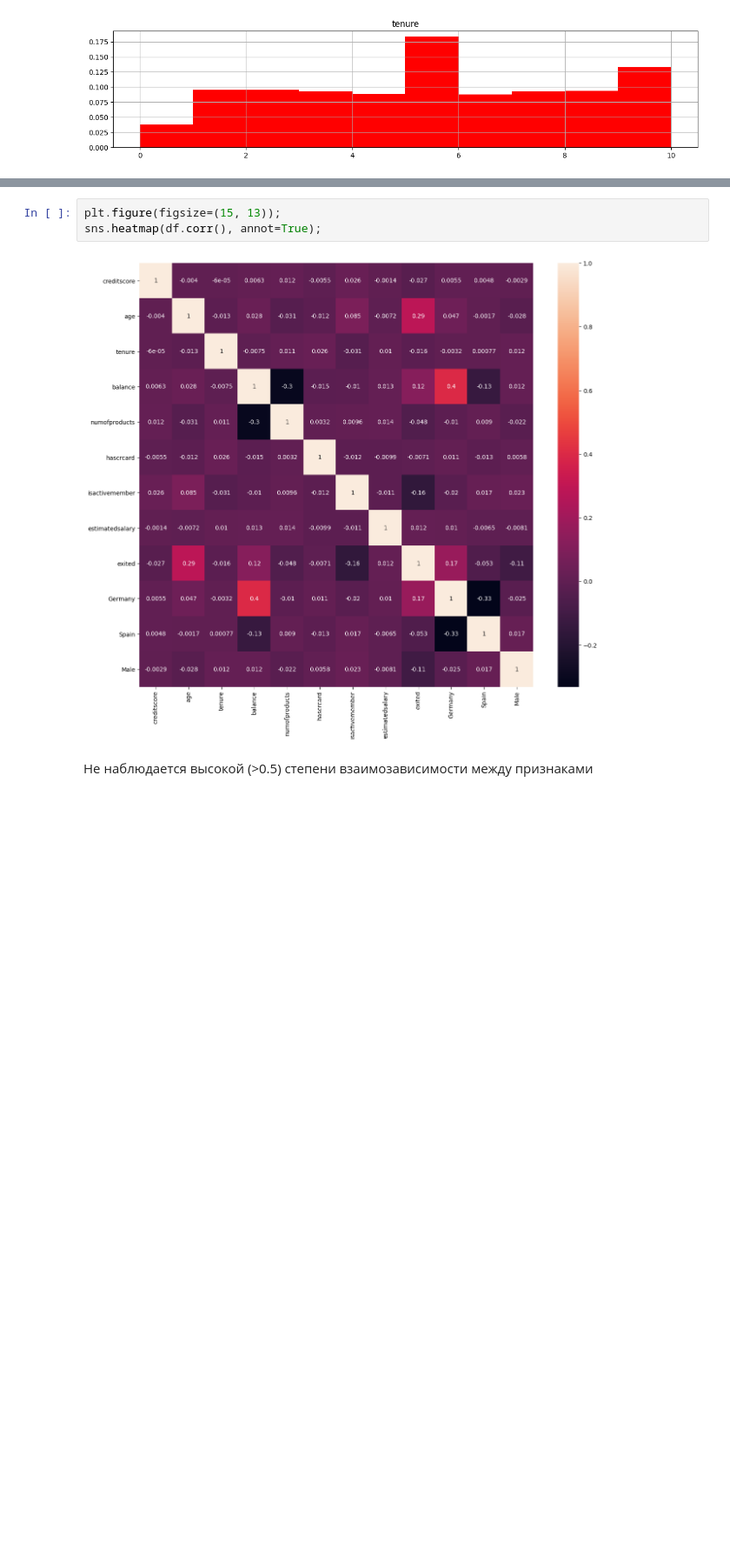
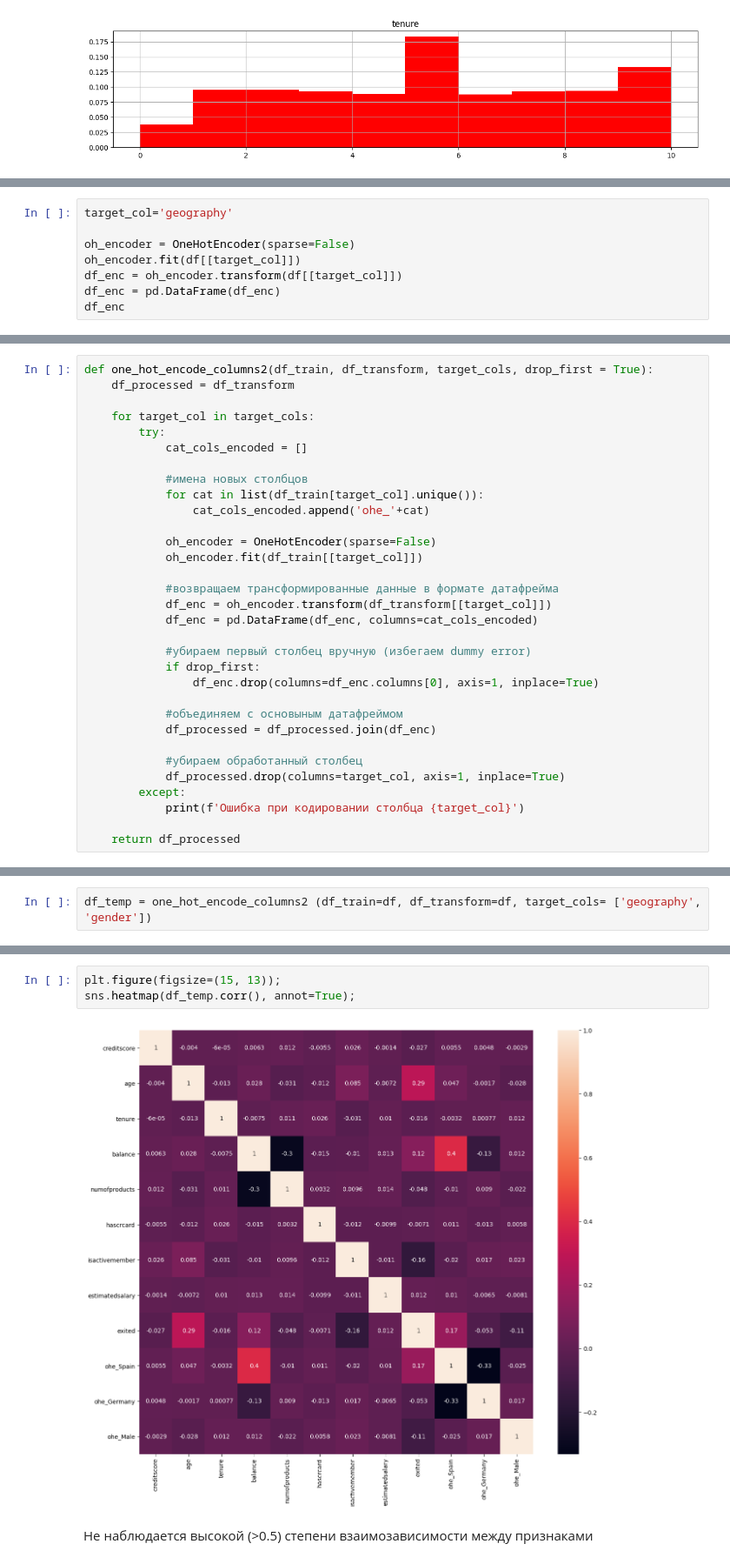
Before and after one commit to mne70let/ds_module2_supervised_learning, a Jupyter notebook: ds_module2_supervised_learning_Sergey_Pesotsky.ipynb, the cells around one changed output, grey strips where cells are left out. Shown at 87% size. Cells and saved outputs as stored; diff of their text form; blank space fills up the shorter version.

```diff
--- a/ds_module2_supervised_learning_Sergey_Pesotsky.ipynb
+++ b/ds_module2_supervised_learning_Sergey_Pesotsky.ipynb
@@ -282,0 +215,8 @@ ColumnTransformer(transformers=[("col1",col1_pipe,[0]), ("col2",SimpleImputer(st
+# %%
+target_col='geography'
+
+oh_encoder = OneHotEncoder(sparse=False)
+oh_encoder.fit(df[[target_col]])
+df_enc = oh_encoder.transform(df[[target_col]])
+df_enc = pd.DataFrame(df_enc)
+df_enc
@@ -282,0 +237,32 @@ ColumnTransformer(transformers=[("col1",col1_pipe,[0]), ("col2",SimpleImputer(st
+# %%
+def one_hot_encode_columns2(df_train, df_transform, target_cols, drop_first = True):
+    df_processed = df_transform
+
+    for target_col in target_cols:
+        try:
+            cat_cols_encoded = []
+
+            #имена новых столбцов
+            for cat in list(df_train[target_col].unique()):
+                cat_cols_encoded.append('ohe_'+cat)
+
+            oh_encoder = OneHotEncoder(sparse=False)
+            oh_encoder.fit(df_train[[target_col]])
+
+            #возвращаем трансформированные данные в формате датафрейма
+            df_enc = oh_encoder.transform(df_transform[[target_col]])
+            df_enc = pd.DataFrame(df_enc, columns=cat_cols_encoded)
+
+            #убираем первый столбец вручную (избегаем dummy error)
+            if drop_first:
+                df_enc.drop(columns=df_enc.columns[0], axis=1, inplace=True)
+
+            #объединяем с основыным датафреймом
+            df_processed = df_processed.join(df_enc)
+
+            #убираем обработанный столбец
+            df_processed.drop(columns=target_col, axis=1, inplace=True)
+        except:
+            print(f'Ошибка при кодировании столбца {target_col}')
+
+    return df_processed
@@ -282,0 +324,2 @@ ColumnTransformer(transformers=[("col1",col1_pipe,[0]), ("col2",SimpleImputer(st
+# %%
+df_temp = one_hot_encode_columns2 (df_train=df, df_transform=df, target_cols= ['geography', 'gender'])
@@ -283,8 +340,8 @@ ColumnTransformer(transformers=[("col1",col1_pipe,[0]), ("col2",SimpleImputer(st
 # %%
 plt.figure(figsize=(15, 13));
-sns.heatmap(df.corr(), annot=True);
+sns.heatmap(df_temp.corr(), annot=True);
 # %% [output]
-[figure, old version]
+[figure, new version]
 # %% [markdown]
 Не наблюдается высокой (>0.5) степени взаимозависимости между признаками
 # %% [markdown]
```
Also changed, not shown: parts of 21 cells of this notebook.
